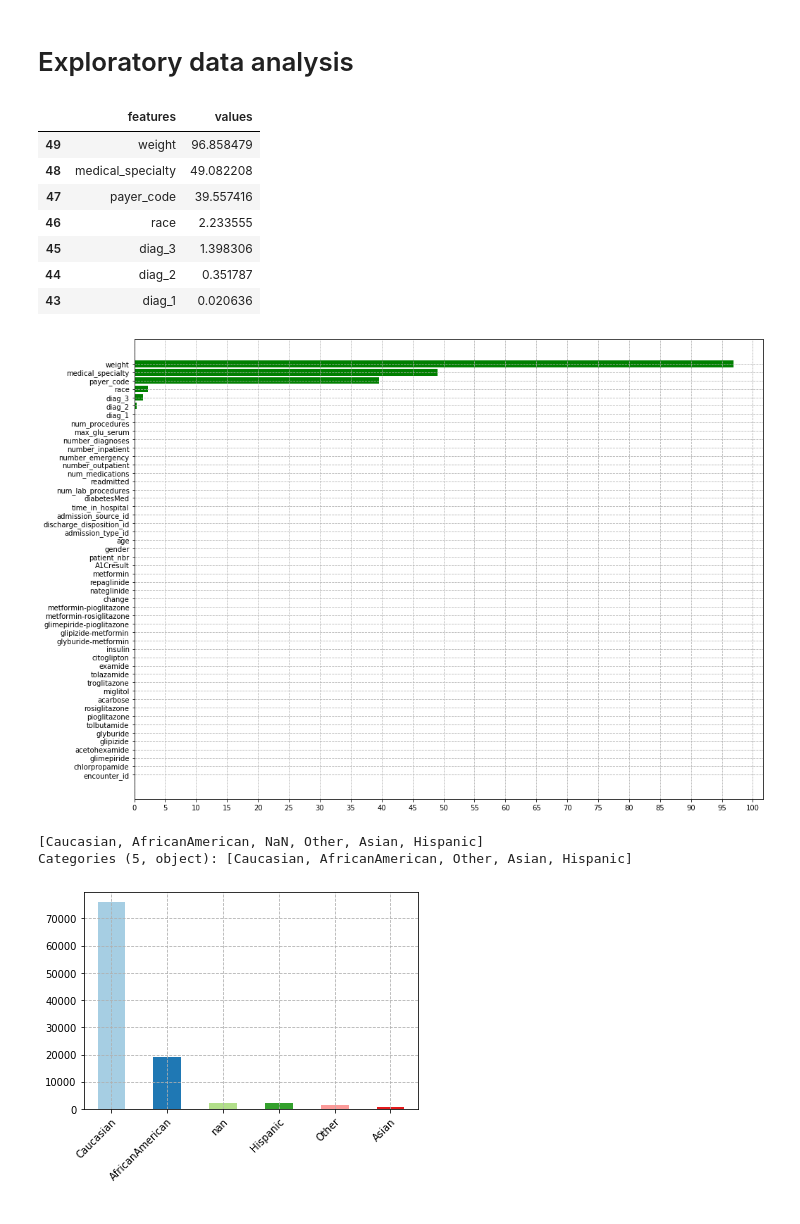
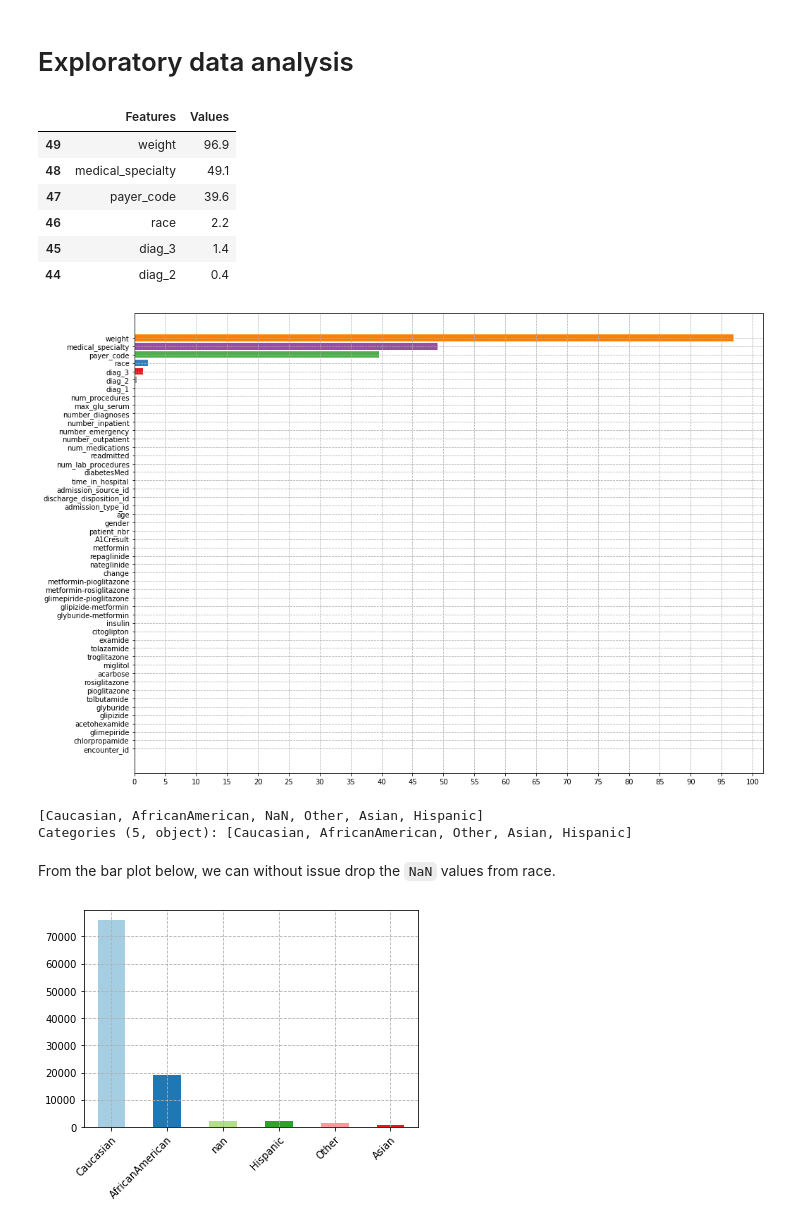
Before and after one commit to capac/kaggle-notebooks, a Jupyter notebook: diabetes-in-130-US-hospitals/1-data-preparation.ipynb, the cells around one changed output. Saved outputs shown, nothing was run; the diff lists cells and outputs as text; code cells hidden in the pictures.

```diff
--- a/diabetes-in-130-US-hospitals/1-data-preparation.ipynb
+++ b/diabetes-in-130-US-hospitals/1-data-preparation.ipynb
@@ -102,30 +103,32 @@ df.describe().applymap('{:.1f}'.format)
 # %%
 missing_values = df.isnull().sum()/df.shape[0]*100
 missing_values.sort_values(ascending=True, inplace=True)
-missing_df = missing_values.reset_index().rename(columns={'index': 'features', 0: 'values'})
+missing_df = missing_values.reset_index().rename(columns={'index': 'Features', 0: 'Values'})
+missing_df['Values'] = missing_df['Values'].apply('{:.1f}'.format).astype('float')
 # %%
-missing_df.loc[missing_df['values'] != 0].sort_values(by='values', ascending=False)
+missing_df.loc[missing_df['Values'] != 0].sort_values(by='Values', ascending=False)
 # %% [output]
-|  | features | values |
-| 49 | weight | 96.858479 |
-| 48 | medical_specialty | 49.082208 |
-| 47 | payer_code | 39.557416 |
-| 46 | race | 2.233555 |
-| 45 | diag_3 | 1.398306 |
-| 44 | diag_2 | 0.351787 |
-| 43 | diag_1 | 0.020636 |
+|  | Features | Values |
+| 49 | weight | 96.9 |
+| 48 | medical_specialty | 49.1 |
+| 47 | payer_code | 39.6 |
+| 46 | race | 2.2 |
+| 45 | diag_3 | 1.4 |
+| 44 | diag_2 | 0.4 |
 # %%
 fig, axes = plt.subplots(figsize=(16, 12))
-axes.barh(missing_df['features'], missing_df['values'], color='g')
+axes.barh(missing_df['Features'], missing_df['Values'], color=plt.cm.Set1.colors)
 plt.xticks(np.linspace(0, 100, 21))
 plt.grid(True, linestyle='--');
 # %% [output]
-[figure, old version]
+[figure, new version]
 # %%
 df['race'].unique()
 # %% [output]
 [Caucasian, AfricanAmerican, NaN, Other, Asian, Hispanic]
 Categories (5, object): [Caucasian, AfricanAmerican, Other, Asian, Hispanic]
+# %% [markdown]
+From the bar plot below, we can without issue drop the `NaN` values from race.
 # %%
 race_sorted_df = df['race'].value_counts(dropna=False)
 ax = race_sorted_df.plot(kind='bar', color=plt.cm.Paired.colors)
```
Also changed, not shown: parts of 34 cells of this notebook.
